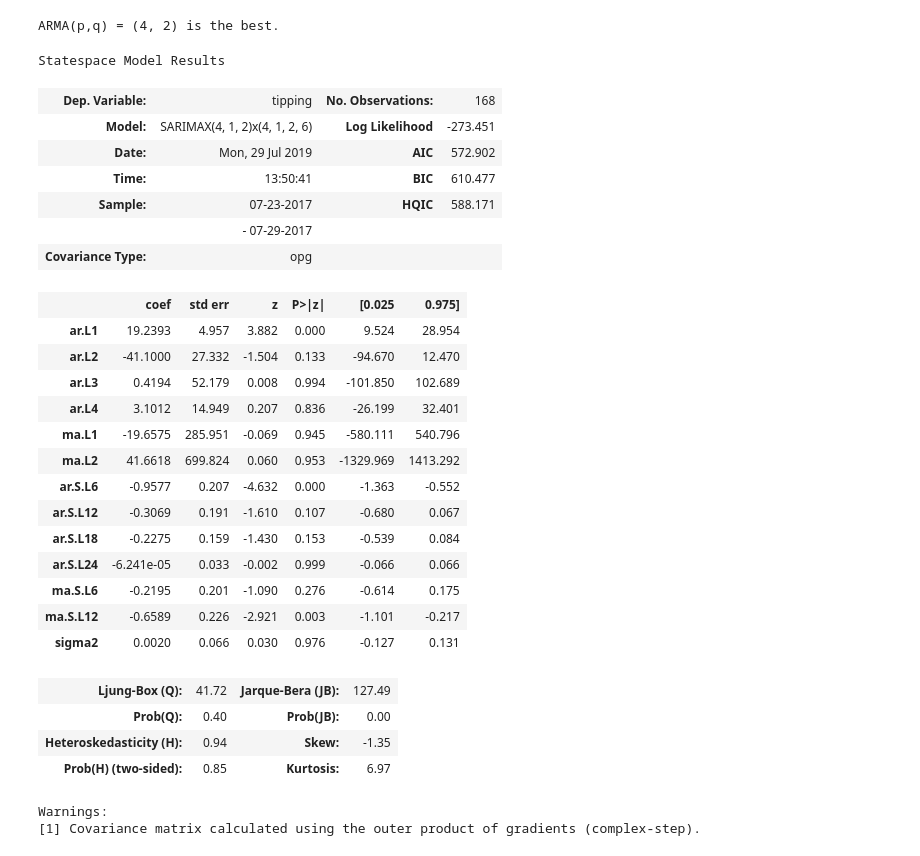
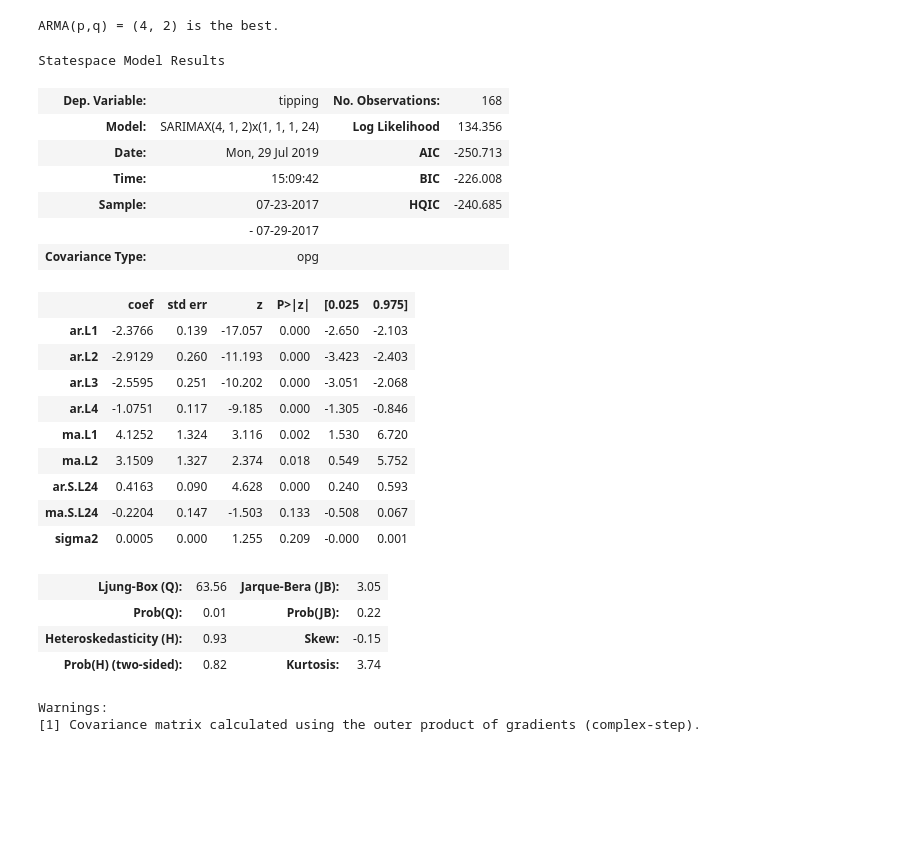
Before and after one commit to keita-dc/FlatironProject4, a Jupyter notebook: DC_Taxi_Keita.ipynb, the cells around one changed output. Cells and saved outputs as stored; diff of their text form; code cells hidden in the pictures; blank space fills up the shorter version.

```diff
--- a/DC_Taxi_Keita.ipynb
+++ b/DC_Taxi_Keita.ipynb
@@ -71,3 +153,6 @@ df.describe()
+# %%
+df["distance_capitol"] = np.sqrt((df.DROPOFF_BLOCK_LATITUDE-38.8899)**2
+                                 +(df.DROPOFF_BLOCK_LONGITUDE+77.0091)**2)
 # %%
 df.TRIPTYPE.value_counts()
 # %% [output]
@@ -387,39 +506,35 @@ print('ARMA(p,q) =',resDiff['aic_min_order'],'is the best.')
 # %% [output]
 ARMA(p,q) = (4, 2) is the best.
 # %%
-arima = sm.tsa.statespace.SARIMAX(ts_tipping,
+sarima = sm.tsa.statespace.SARIMAX(ts_tipping,
                                   order=(4,1,2),
                                   freq='H',
-                                  seasonal_order=(4,1,2,6),
+                                  seasonal_order=(1,1,1,24),
                                   enforce_stationarity=False,
                                   enforce_invertibility=False).fit()
-arima.summary()
+sarima.summary()
 # %% [output]
 Statespace Model Results
 | Dep. Variable: | tipping | No. Observations: | 168 |
-| Model: | SARIMAX(4, 1, 2)x(4, 1, 2, 6) | Log Likelihood | -273.451 |
-| Date: | Mon, 29 Jul 2019 | AIC | 572.902 |
-| Time: | 13:50:41 | BIC | 610.477 |
-| Sample: | 07-23-2017 | HQIC | 588.171 |
+| Model: | SARIMAX(4, 1, 2)x(1, 1, 1, 24) | Log Likelihood | 134.356 |
+| Date: | Mon, 29 Jul 2019 | AIC | -250.713 |
+| Time: | 15:09:42 | BIC | -226.008 |
+| Sample: | 07-23-2017 | HQIC | -240.685 |
 |  | - 07-29-2017 |  |  |
 | Covariance Type: | opg |  |  |
 |  | coef | std err | z | P>|z| | [0.025 | 0.975] |
-| ar.L1 | 19.2393 | 4.957 | 3.882 | 0.000 | 9.524 | 28.954 |
-| ar.L2 | -41.1000 | 27.332 | -1.504 | 0.133 | -94.670 | 12.470 |
-| ar.L3 | 0.4194 | 52.179 | 0.008 | 0.994 | -101.850 | 102.689 |
-| ar.L4 | 3.1012 | 14.949 | 0.207 | 0.836 | -26.199 | 32.401 |
-| ma.L1 | -19.6575 | 285.951 | -0.069 | 0.945 | -580.111 | 540.796 |
-| ma.L2 | 41.6618 | 699.824 | 0.060 | 0.953 | -1329.969 | 1413.292 |
-| ar.S.L6 | -0.9577 | 0.207 | -4.632 | 0.000 | -1.363 | -0.552 |
-| ar.S.L12 | -0.3069 | 0.191 | -1.610 | 0.107 | -0.680 | 0.067 |
-| ar.S.L18 | -0.2275 | 0.159 | -1.430 | 0.153 | -0.539 | 0.084 |
-| ar.S.L24 | -6.241e-05 | 0.033 | -0.002 | 0.999 | -0.066 | 0.066 |
-| ma.S.L6 | -0.2195 | 0.201 | -1.090 | 0.276 | -0.614 | 0.175 |
-| ma.S.L12 | -0.6589 | 0.226 | -2.921 | 0.003 | -1.101 | -0.217 |
-| sigma2 | 0.0020 | 0.066 | 0.030 | 0.976 | -0.127 | 0.131 |
+| ar.L1 | -2.3766 | 0.139 | -17.057 | 0.000 | -2.650 | -2.103 |
+| ar.L2 | -2.9129 | 0.260 | -11.193 | 0.000 | -3.423 | -2.403 |
+| ar.L3 | -2.5595 | 0.251 | -10.202 | 0.000 | -3.051 | -2.068 |
+| ar.L4 | -1.0751 | 0.117 | -9.185 | 0.000 | -1.305 | -0.846 |
+| ma.L1 | 4.1252 | 1.324 | 3.116 | 0.002 | 1.530 | 6.720 |
+| ma.L2 | 3.1509 | 1.327 | 2.374 | 0.018 | 0.549 | 5.752 |
+| ar.S.L24 | 0.4163 | 0.090 | 4.628 | 0.000 | 0.240 | 0.593 |
+| ma.S.L24 | -0.2204 | 0.147 | -1.503 | 0.133 | -0.508 | 0.067 |
+| sigma2 | 0.0005 | 0.000 | 1.255 | 0.209 | -0.000 | 0.001 |
-| Ljung-Box (Q): | 41.72 | Jarque-Bera (JB): | 127.49 |
-| Prob(Q): | 0.40 | Prob(JB): | 0.00 |
-| Heteroskedasticity (H): | 0.94 | Skew: | -1.35 |
-| Prob(H) (two-sided): | 0.85 | Kurtosis: | 6.97 |
+| Ljung-Box (Q): | 63.56 | Jarque-Bera (JB): | 3.05 |
+| Prob(Q): | 0.01 | Prob(JB): | 0.22 |
+| Heteroskedasticity (H): | 0.93 | Skew: | -0.15 |
+| Prob(H) (two-sided): | 0.82 | Kurtosis: | 3.74 |
 Warnings:
 [1] Covariance matrix calculated using the outer product of gradients (complex-step).
```
Also changed, not shown: parts of 11 cells of this notebook.
